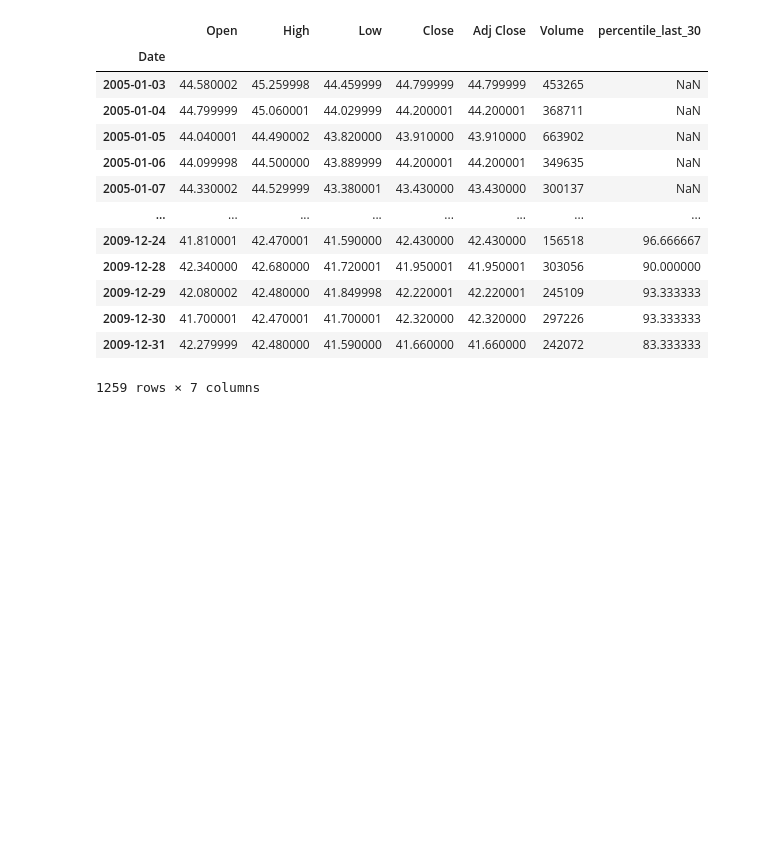
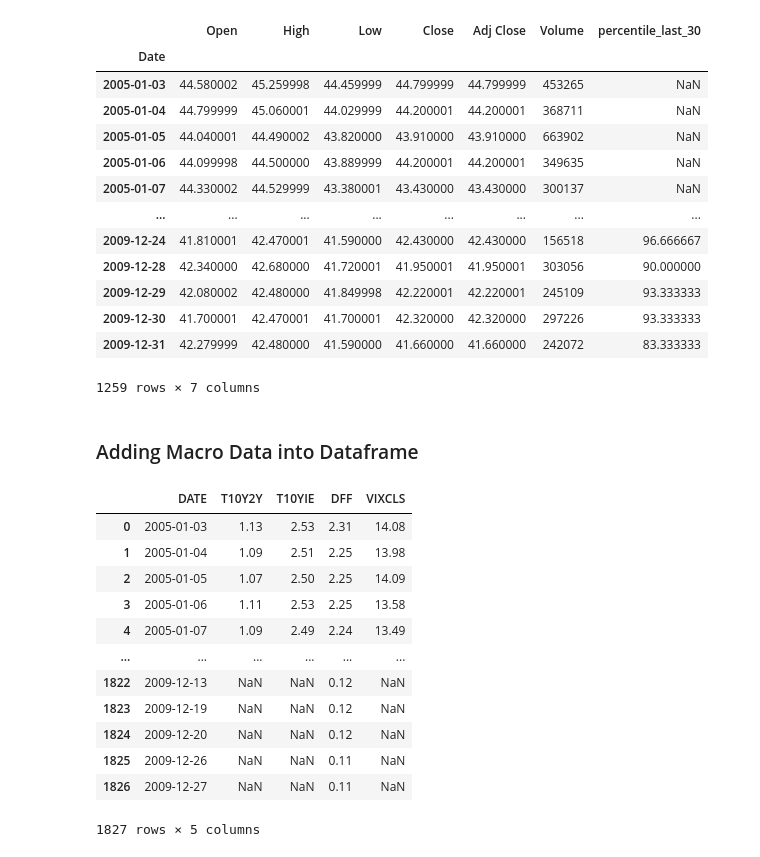
Before and after one commit to alchemicHen/i320D_ML_Final, a Jupyter notebook: data_collection_engineering.ipynb, the cells around one changed output. Drawn from its saved outputs; the diff is of its cells as text; code cells hidden in the pictures; blank space fills up the shorter version.

```diff
--- a/data_collection_engineering.ipynb
+++ b/data_collection_engineering.ipynb
@@ -122,3 +122,33 @@ df
 | 2009-12-30 | 41.700001 | 42.470001 | 41.700001 | 42.320000 | 42.320000 | 297226 | 93.333333 |
 | 2009-12-31 | 42.279999 | 42.480000 | 41.590000 | 41.660000 | 41.660000 | 242072 | 83.333333 |
 1259 rows × 7 columns
+# %% [markdown]
+### Adding Macro Data into Dataframe
+# %%
+from functools import reduce
+
+t10y2y = pd.read_csv(r'Macroeconomic_Data\T10Y2Y.csv')
+t10yie = pd.read_csv(r'Macroeconomic_Data\T10YIE.csv')
+dff = pd.read_csv(r'Macroeconomic_Data\DFF.csv')
+vix = pd.read_csv(r'Macroeconomic_Data\VIXCLS.csv')
+
+to_merge = [t10y2y, t10yie, dff, vix]
+
+period1_macro = reduce(lambda  left,right: pd.merge(left,right,on=['DATE'],
+                                            how='outer'), to_merge)
+
+period1_macro
+# %% [output]
+|  | DATE | T10Y2Y | T10YIE | DFF | VIXCLS |
+| 0 | 2005-01-03 | 1.13 | 2.53 | 2.31 | 14.08 |
+| 1 | 2005-01-04 | 1.09 | 2.51 | 2.25 | 13.98 |
+| 2 | 2005-01-05 | 1.07 | 2.50 | 2.25 | 14.09 |
+| 3 | 2005-01-06 | 1.11 | 2.53 | 2.25 | 13.58 |
+| 4 | 2005-01-07 | 1.09 | 2.49 | 2.24 | 13.49 |
+| ... | ... | ... | ... | ... | ... |
+| 1822 | 2009-12-13 | NaN | NaN | 0.12 | NaN |
+| 1823 | 2009-12-19 | NaN | NaN | 0.12 | NaN |
+| 1824 | 2009-12-20 | NaN | NaN | 0.12 | NaN |
+| 1825 | 2009-12-26 | NaN | NaN | 0.11 | NaN |
+| 1826 | 2009-12-27 | NaN | NaN | 0.11 | NaN |
+1827 rows × 5 columns
```
Also changed, not shown: parts of 4 cells of this notebook, 1 other file.
